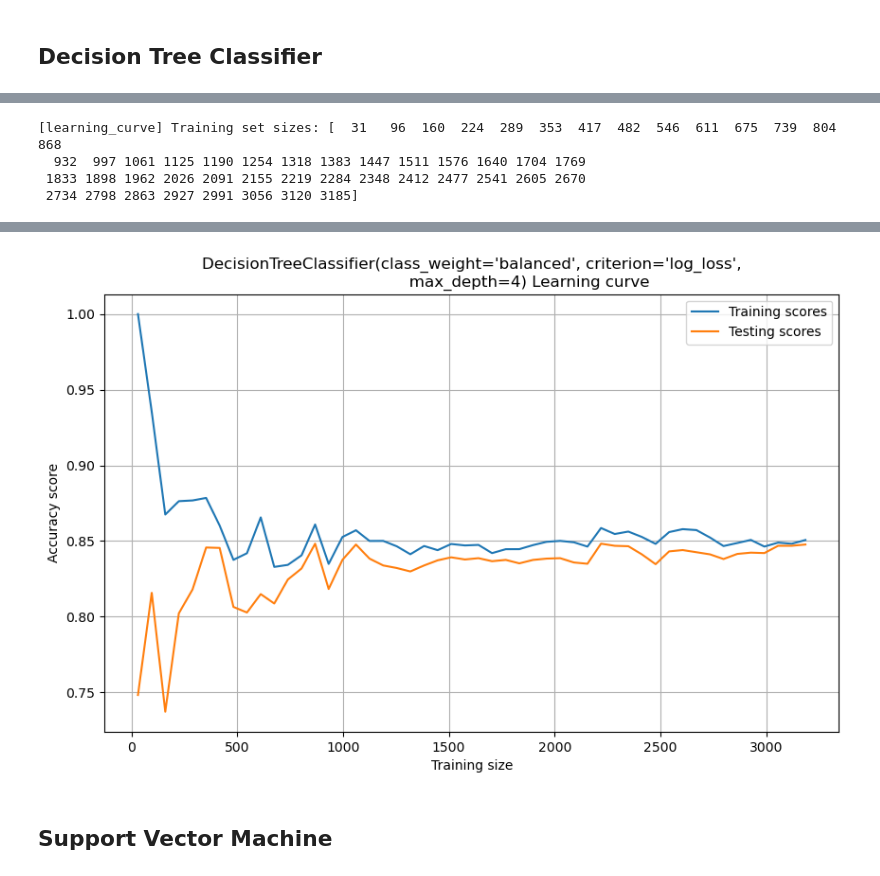
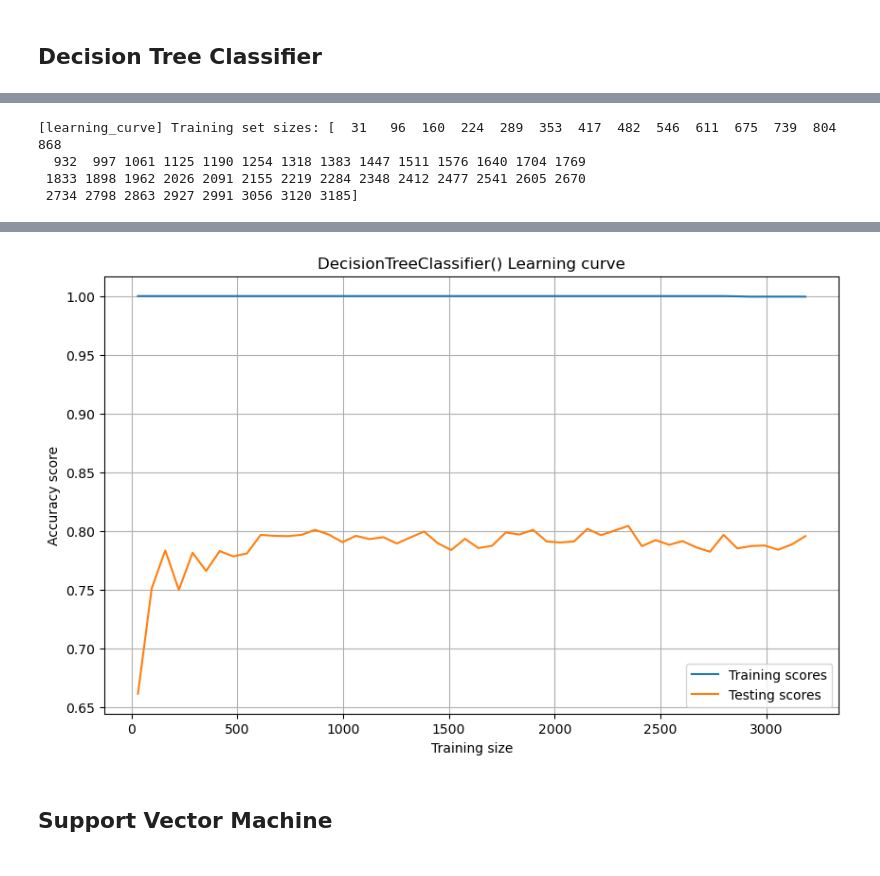
Before and after one commit to ChidiUmeh/3signet-Projects, a Jupyter notebook: week 4 Task/models.ipynb, the cells around one changed output, grey strips where cells are left out. Saved outputs shown, nothing was run; the diff lists cells and outputs as text; code cells hidden in the pictures.

```diff
--- a/week 4 Task/models.ipynb
+++ b/week 4 Task/models.ipynb
@@ -44,11 +38,0 @@ logreg.get_params()
-# %%
-# Checking for the best parameters
-params_logreg ={
-    'penalty':['l1', 'l2', None],
-    'multi_class':['auto', 'ovr', 'multinomial'],
-    'C':np.arange(0.001,0.1),
-    'solver':['lbfgs', 'newton-cg', 'newton-cholesky', 'sag', 'saga']
-}
-gridlogreg=GridSearchCV(estimator=logreg,param_grid=params_logreg,cv=10,n_jobs=1)
-gridlogreg.fit(X_train,y_train)
-gridlogreg.best_params_
@@ -69,8 +50,8 @@ Mean cross-validation score: 0.8618227941294153
 # %%
-logreg_p.fit(X_train,y_train)
-train_pred = logreg_p.predict(X_train)
-test_pred = logreg_p.predict(X_test)
-logreg_pred_proba=logreg_p.predict_proba(X_test)[:,1]
+logreg.fit(X_train,y_train)
+train_pred = logreg.predict(X_train)
+test_pred = logreg.predict(X_test)
+logreg_pred_proba=logreg.predict_proba(X_test)[:,1]
 print('training accuracy: ',accuracy_score(train_pred,y_train))
 print('testing accuracy: ',accuracy_score(test_pred,y_test))
 # %% [output]
@@ -166,16 +131,0 @@ dt.get_params()
-# %%
-# Checking for the best parameters
-params_dt ={
-    'criterion':['gini', 'entropy', 'log_loss'],
-    'max_features':['sqrt', 'log2', None],
-    'max_depth':np.arange(1,10,1),
-    'class_weight':['balanced', 'balanced_subsample']
-}
-
-griddt=RandomizedSearchCV(dt,params_dt, n_iter=100,
-    scoring='accuracy',
-    cv=10,
-    random_state=42,
-    n_jobs=-1)
-griddt.fit(X_train,y_train)
-griddt.best_params_
@@ -203,8 +143,8 @@ Mean cross-validation score: 0.8476968998575567
 # %%
-dt_p.fit(X_train,y_train)
-dt_train_pred = dt_p.predict(X_train)
-dt_test_pred = dt_p.predict(X_test)
-dt_pred_proba=dt_p.predict_proba(X_test)[:,1]
+dt.fit(X_train,y_train)
+dt_train_pred = dt.predict(X_train)
+dt_test_pred = dt.predict(X_test)
+dt_pred_proba=dt.predict_proba(X_test)[:,1]
 print('training accuracy: ',accuracy_score(dt_train_pred,y_train))
 print('testing accuracy: ',accuracy_score(dt_test_pred,y_test))
 # %% [output]
@@ -245,5 +185,5 @@ weighted avg       0.85      0.85      0.85       885
 # %%
-plot_learning_curve(dt_p)
+plot_learning_curve(dt)
 # %% [output]
 [learning_curve] Training set sizes: [  31   96  160  224  289  353  417  482  546  611  675  739  804  868
   932  997 1061 1125 1190 1254 1318 1383 1447 1511 1576 1640 1704 1769
@@ -254,4 +194,4 @@ plot_learning_curve(dt_p)
-[figure, old version]
+[figure, new version]
 # %% [markdown]
 ## Support Vector Machine
 # %%
```
Also changed, not shown: parts of 40 cells of this notebook, 6 other files.
